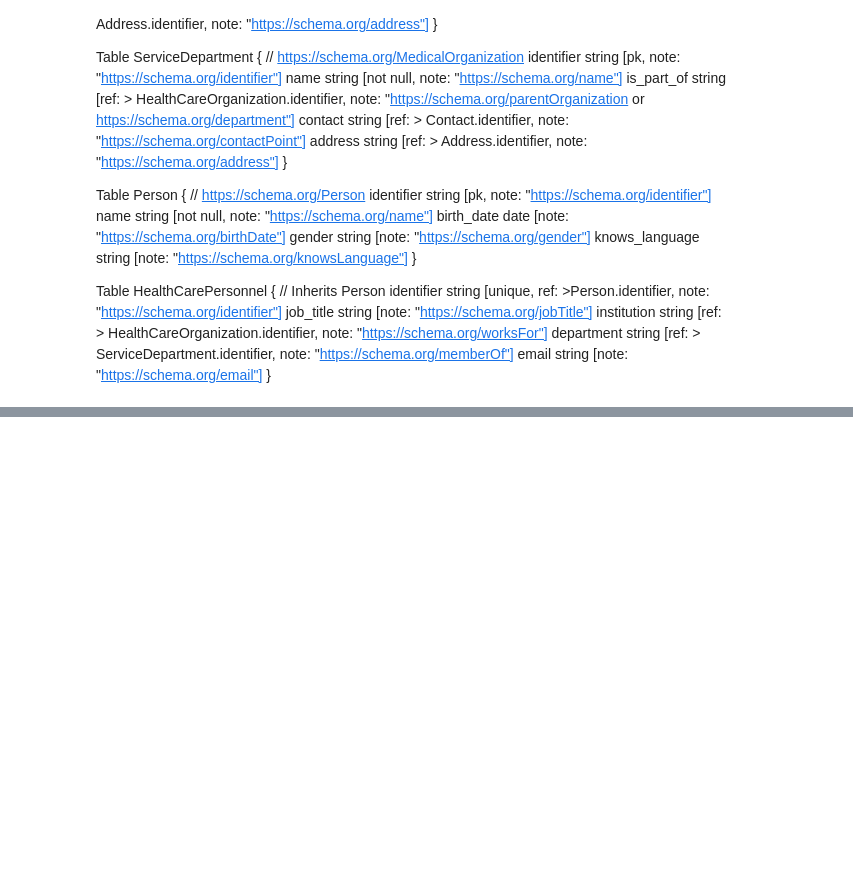
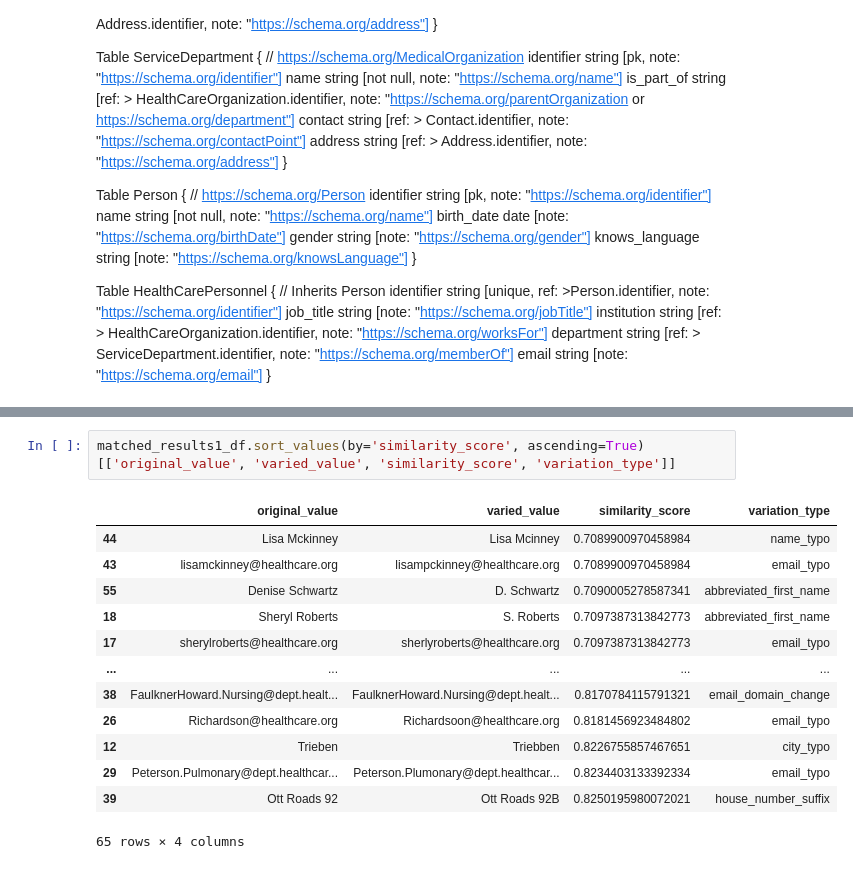
Before and after one commit to Timszy/entity-deduplication-hack-main, a Jupyter notebook: duplicate_finder.ipynb, the cells around one changed output, grey strips where cells are left out. Drawn from its saved outputs; the diff is of its cells as text; blank space fills up the shorter version.

```diff
--- a/duplicate_finder.ipynb
+++ b/duplicate_finder.ipynb
@@ -166,3 +154,19 @@ matched_results_df.sort_values(by='similarity_score', ascending=True)[['original
+# %%
+matched_results1_df.sort_values(by='similarity_score', ascending=True)[['original_value', 'varied_value', 'similarity_score', 'variation_type']]
+# %% [output]
+|  | original_value | varied_value | similarity_score | variation_type |
+| 44 | Lisa Mckinney | Lisa Mcinney | 0.7089900970458984 | name_typo |
+| 43 | lisamckinney@healthcare.org | lisampckinney@healthcare.org | 0.7089900970458984 | email_typo |
+| 55 | Denise Schwartz | D. Schwartz | 0.7090005278587341 | abbreviated_first_name |
+| 18 | Sheryl Roberts | S. Roberts | 0.7097387313842773 | abbreviated_first_name |
+| 17 | sherylroberts@healthcare.org | sherlyroberts@healthcare.org | 0.7097387313842773 | email_typo |
+| ... | ... | ... | ... | ... |
+| 38 | FaulknerHoward.Nursing@dept.healt... | FaulknerHoward.Nursing@dept.healt... | 0.8170784115791321 | email_domain_change |
+| 26 | Richardson@healthcare.org | Richardsoon@healthcare.org | 0.8181456923484802 | email_typo |
+| 12 | Trieben | Triebben | 0.8226755857467651 | city_typo |
+| 29 | Peterson.Pulmonary@dept.healthcar... | Peterson.Plumonary@dept.healthcar... | 0.8234403133392334 | email_typo |
+| 39 | Ott Roads 92 | Ott Roads 92B | 0.8250195980072021 | house_number_suffix |
+65 rows × 4 columns
 # %%
 alternative_naming_df = matched_results_df[matched_results_df['variation_type'] == 'alternative_naming']
 print(alternative_naming_df)
```
Also changed, not shown: parts of 6 cells of this notebook.
